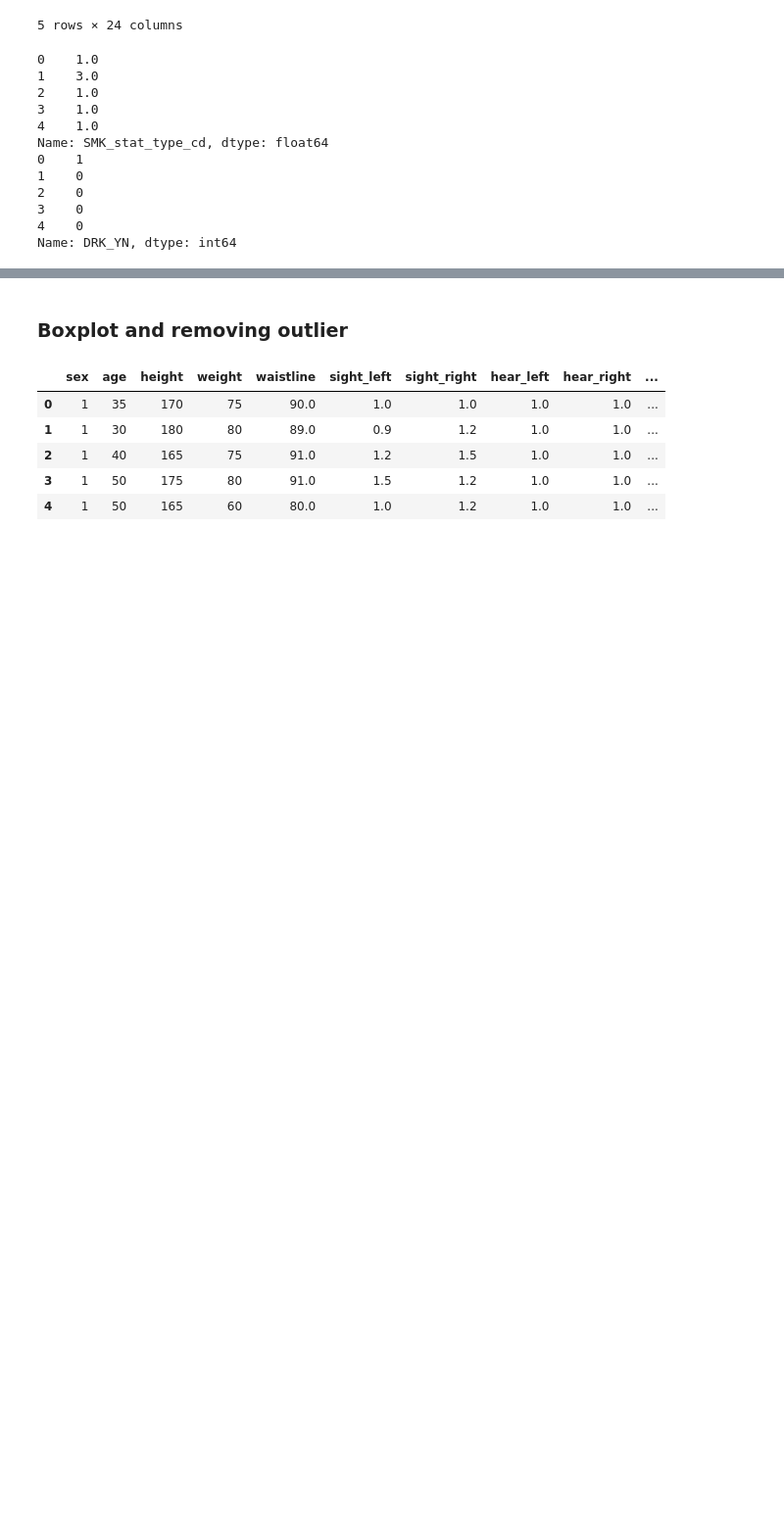
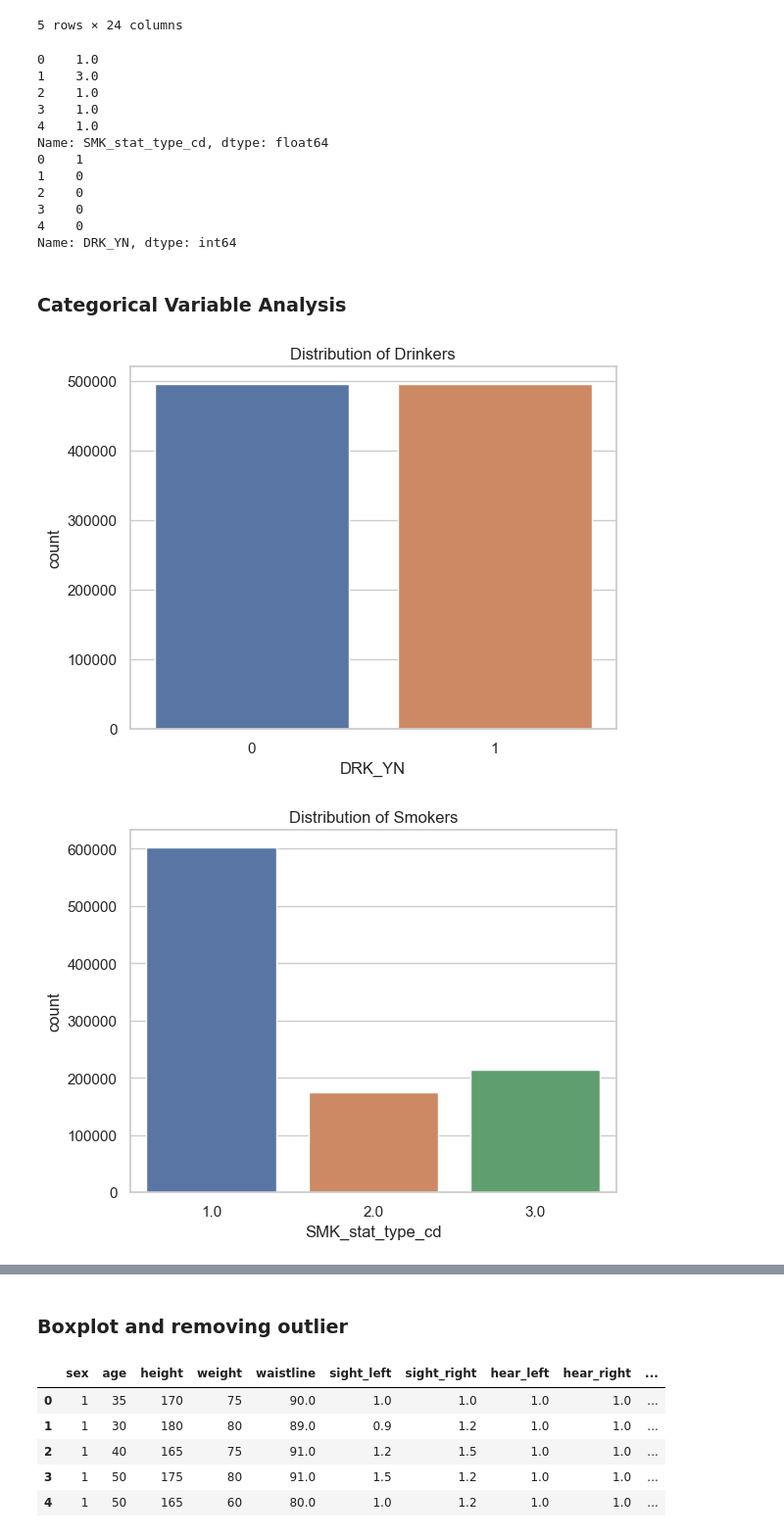
Before and after one commit to shivam6862/Smoke-Drink-Predictor, a Jupyter notebook: Smoke-Drink-Predictor/Shivam kumar (21117119).ipynb, the cells around one changed output, grey strips where cells are left out. Shown at 98% size. Saved outputs shown, nothing was run; the diff lists cells and outputs as text; code cells hidden in the pictures; blank space fills up the shorter version.

```diff
--- a/Smoke-Drink-Predictor/Shivam kumar (21117119).ipynb
+++ b/Smoke-Drink-Predictor/Shivam kumar (21117119).ipynb
@@ -123,3 +121,23 @@ Name: SMK_stat_type_cd, dtype: float64
 3    0
 4    0
 Name: DRK_YN, dtype: int64
+# %% [markdown]
+### Categorical Variable Analysis
+# %%
+# Bar plot for 'is_drink' variable
+sns.countplot(x='DRK_YN', data=data)
+plt.title('Distribution of Drinkers')
+plt.show()
+
+# Bar plot for 'is_smoking' variable
+sns.countplot(x='SMK_stat_type_cd', data=data)
+plt.title('Distribution of Smokers')
+plt.show()
+
+# Bar plot for 'is_smoking' variable
+sns.countplot(x='urine_protein', data=data)
+plt.title('Distribution of Smokers')
+plt.show()
+# %% [output]
+[figure, added]
+[figure, added]
```
Also changed, not shown: parts of 42 cells of this notebook.
